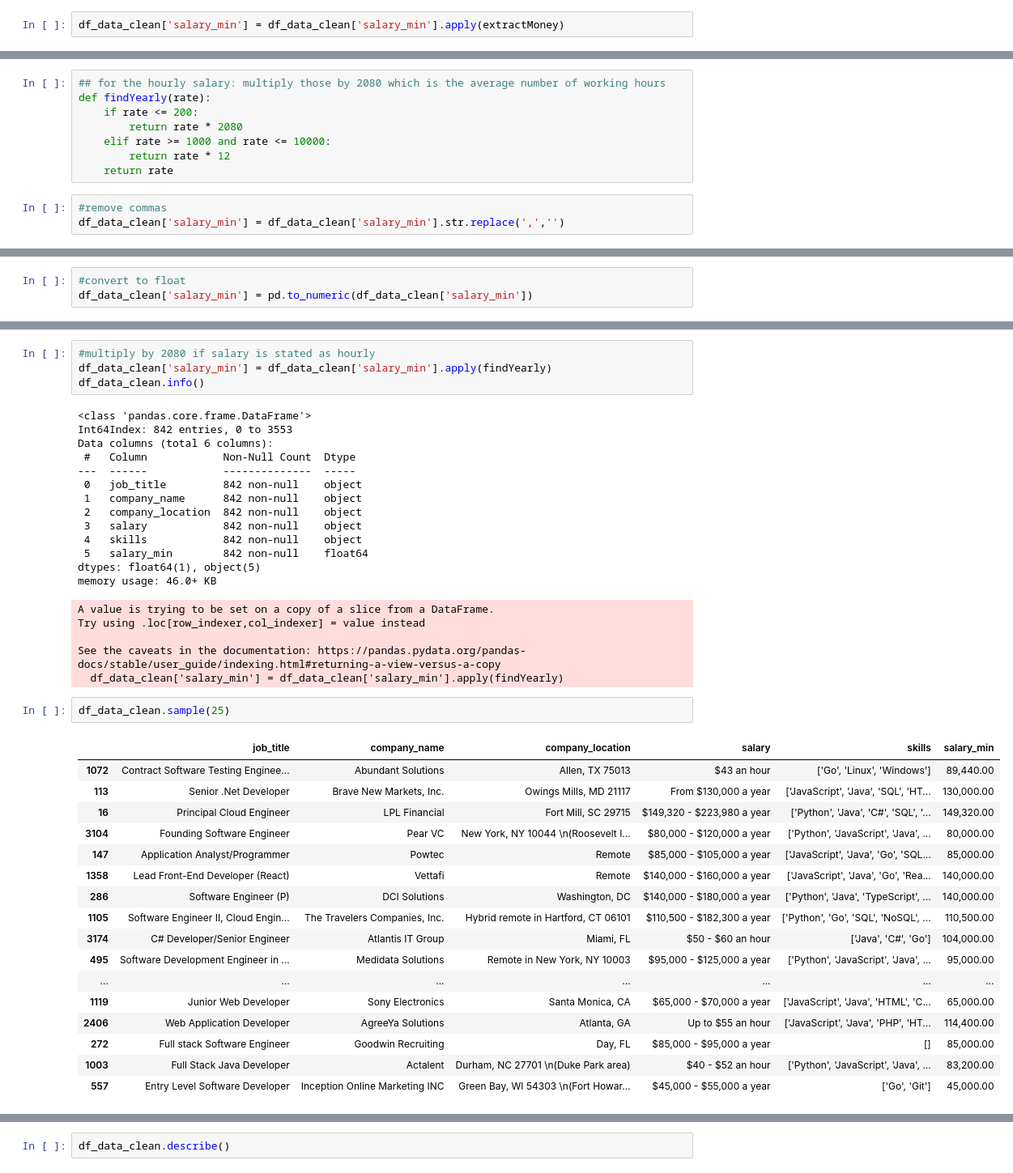
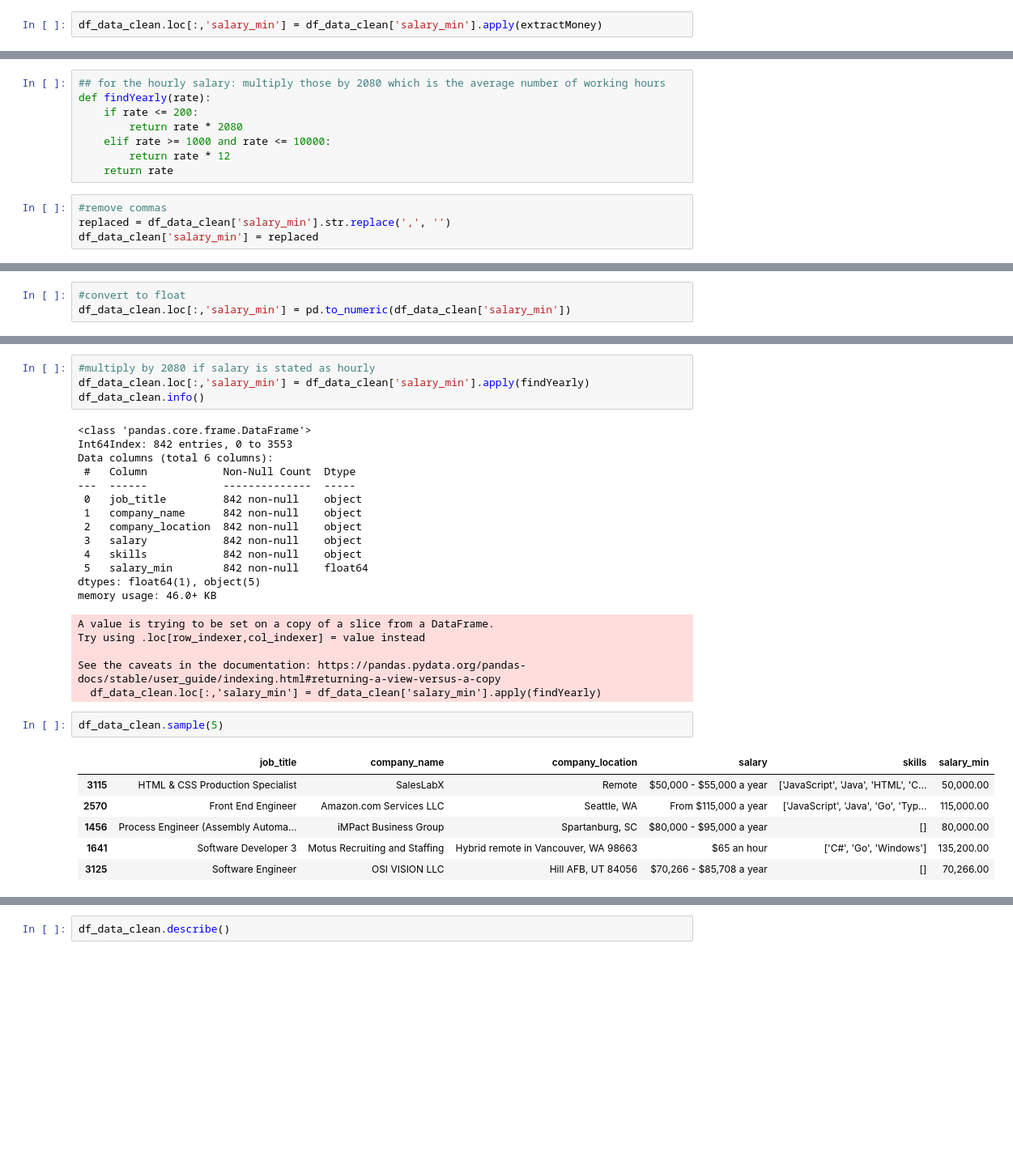
Before and after one commit to meifhuang/Job-Analysis, a Jupyter notebook: Jobs Analysis.ipynb, the cells around one changed output, grey strips where cells are left out. Shown at 81% size. Cells and saved outputs as stored; diff of their text form; blank space fills up the shorter version.

Commit message:
Clean data and perform some analysis

```diff
--- a/Jobs Analysis.ipynb
+++ b/Jobs Analysis.ipynb
@@ -215,7 +184,7 @@ def extractMoney(text):
             return ent.text
     return None
 # %%
-df_data_clean['salary_min'] = df_data_clean['salary_min'].apply(extractMoney)
+df_data_clean.loc[:,'salary_min'] = df_data_clean['salary_min'].apply(extractMoney)
 # %% [output]
 A value is trying to be set on a copy of a slice from a DataFrame.
 Try using .loc[row_indexer,col_indexer] = value instead
@@ -262,7 +237,8 @@ def findYearly(rate):
     return rate
 # %%
 #remove commas
-df_data_clean['salary_min'] = df_data_clean['salary_min'].str.replace(',','')
+replaced = df_data_clean['salary_min'].str.replace(',', '')
+df_data_clean['salary_min'] = replaced
 # %% [output]
 A value is trying to be set on a copy of a slice from a DataFrame.
 Try using .loc[row_indexer,col_indexer] = value instead
@@ -272,6 +248,6 @@ See the caveats in the documentation: https://pandas.pydata.org/pandas-docs/stab
 # %%
 #convert to float
-df_data_clean['salary_min'] = pd.to_numeric(df_data_clean['salary_min'])
+df_data_clean.loc[:,'salary_min'] = pd.to_numeric(df_data_clean['salary_min'])
 # %% [output]
 A value is trying to be set on a copy of a slice from a DataFrame.
 Try using .loc[row_indexer,col_indexer] = value instead
@@ -281,6 +257,6 @@ See the caveats in the documentation: https://pandas.pydata.org/pandas-docs/stab
 # %%
 #multiply by 2080 if salary is stated as hourly
-df_data_clean['salary_min'] = df_data_clean['salary_min'].apply(findYearly)
+df_data_clean.loc[:,'salary_min'] = df_data_clean['salary_min'].apply(findYearly)
 df_data_clean.info()
 # %% [output]
 <class 'pandas.core.frame.DataFrame'>
@@ -300,24 +276,13 @@ A value is trying to be set on a copy of a slice from a DataFrame.
 Try using .loc[row_indexer,col_indexer] = value instead
 
 See the caveats in the documentation: https://pandas.pydata.org/pandas-docs/stable/user_guide/indexing.html#returning-a-view-versus-a-copy
-  df_data_clean['salary_min'] = df_data_clean['salary_min'].apply(findYearly)
+  df_data_clean.loc[:,'salary_min'] = df_data_clean['salary_min'].apply(findYearly)
 # %%
-df_data_clean.sample(25)
+df_data_clean.sample(5)
 # %% [output]
 |  | job_title | company_name | company_location | salary | skills | salary_min |
-| 1072 | Contract Software Testing Enginee... | Abundant Solutions | Allen, TX 75013 | $43 an hour | ['Go', 'Linux', 'Windows'] | 89,440.00 |
-| 113 | Senior .Net Developer | Brave New Markets, Inc. | Owings Mills, MD 21117 | From $130,000 a year | ['JavaScript', 'Java', 'SQL', 'HT... | 130,000.00 |
-| 16 | Principal Cloud Engineer | LPL Financial | Fort Mill, SC 29715 | $149,320 - $223,980 a year | ['Python', 'Java', 'C#', 'SQL', '... | 149,320.00 |
-| 3104 | Founding Software Engineer | Pear VC | New York, NY 10044 \n(Roosevelt I... | $80,000 - $120,000 a year | ['Python', 'JavaScript', 'Java', ... | 80,000.00 |
-| 147 | Application Analyst/Programmer | Powtec | Remote | $85,000 - $105,000 a year | ['JavaScript', 'Java', 'Go', 'SQL... | 85,000.00 |
-| 1358 | Lead Front-End Developer (React) | Vettafi | Remote | $140,000 - $160,000 a year | ['JavaScript', 'Java', 'Go', 'Rea... | 140,000.00 |
-| 286 | Software Engineer (P) | DCI Solutions | Washington, DC | $140,000 - $180,000 a year | ['Python', 'Java', 'TypeScript', ... | 140,000.00 |
-| 1105 | Software Engineer II, Cloud Engin... | The Travelers Companies, Inc. | Hybrid remote in Hartford, CT 06101 | $110,500 - $182,300 a year | ['Python', 'Go', 'SQL', 'NoSQL', ... | 110,500.00 |
-| 3174 | C# Developer/Senior Engineer | Atlantis IT Group | Miami, FL | $50 - $60 an hour | ['Java', 'C#', 'Go'] | 104,000.00 |
-| 495 | Software Development Engineer in ... | Medidata Solutions | Remote in New York, NY 10003 | $95,000 - $125,000 a year | ['Python', 'JavaScript', 'Java', ... | 95,000.00 |
-| ... | ... | ... | ... | ... | ... | ... |
-| 1119 | Junior Web Developer | Sony Electronics | Santa Monica, CA | $65,000 - $70,000 a year | ['JavaScript', 'Java', 'HTML', 'C... | 65,000.00 |
-| 2406 | Web Application Developer | AgreeYa Solutions | Atlanta, GA | Up to $55 an hour | ['JavaScript', 'Java', 'PHP', 'HT... | 114,400.00 |
-| 272 | Full stack Software Engineer | Goodwin Recruiting | Day, FL | $85,000 - $95,000 a year | [] | 85,000.00 |
-| 1003 | Full Stack Java Developer | Actalent | Durham, NC 27701 \n(Duke Park area) | $40 - $52 an hour | ['Python', 'JavaScript', 'Java', ... | 83,200.00 |
-| 557 | Entry Level Software Developer | Inception Online Marketing INC | Green Bay, WI 54303 \n(Fort Howar... | $45,000 - $55,000 a year | ['Go', 'Git'] | 45,000.00 |
+| 3115 | HTML & CSS Production Specialist | SalesLabX | Remote | $50,000 - $55,000 a year | ['JavaScript', 'Java', 'HTML', 'C... | 50,000.00 |
+| 2570 | Front End Engineer | Amazon.com Services LLC | Seattle, WA | From $115,000 a year | ['JavaScript', 'Java', 'Go', 'Typ... | 115,000.00 |
+| 1456 | Process Engineer (Assembly Automa... | iMPact Business Group | Spartanburg, SC | $80,000 - $95,000 a year | [] | 80,000.00 |
+| 1641 | Software Developer 3 | Motus Recruiting and Staffing | Hybrid remote in Vancouver, WA 98663 | $65 an hour | ['C#', 'Go', 'Windows'] | 135,200.00 |
+| 3125 | Software Engineer | OSI VISION LLC | Hill AFB, UT 84056 | $70,266 - $85,708 a year | [] | 70,266.00 |
```
Also changed, not shown: parts of 28 cells of this notebook.
